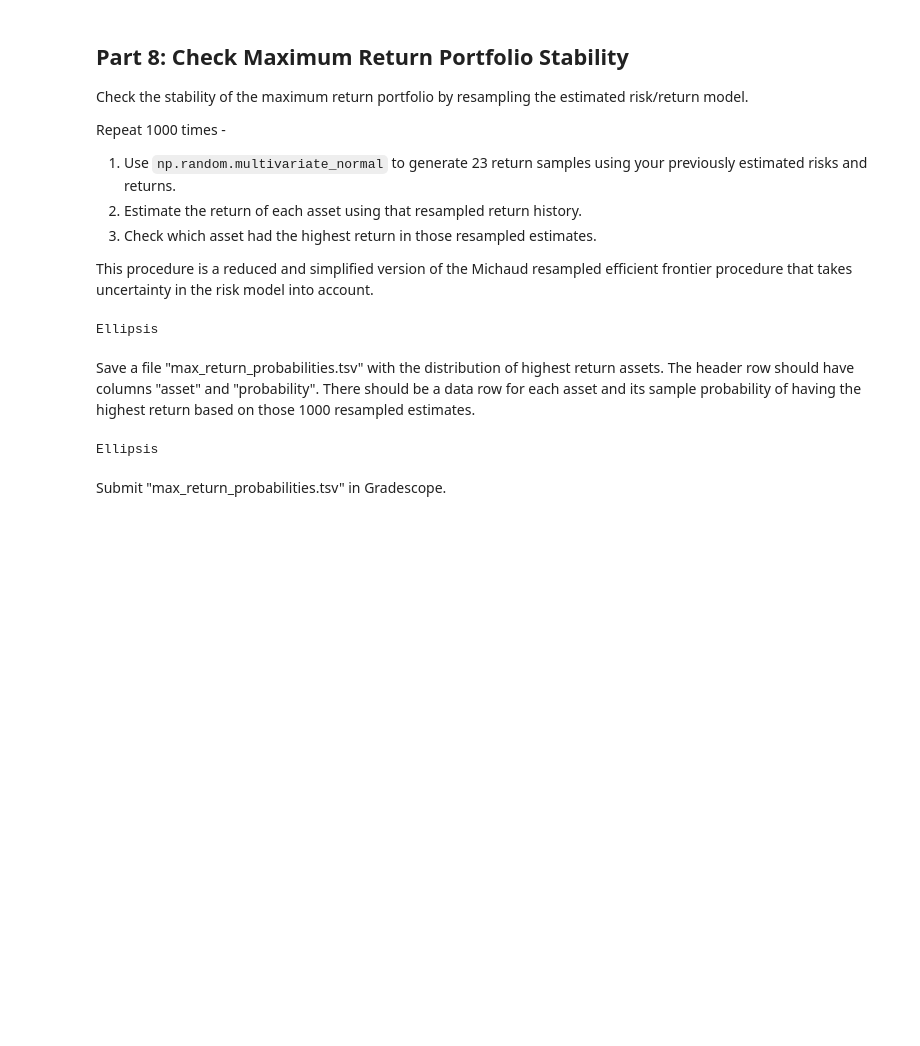
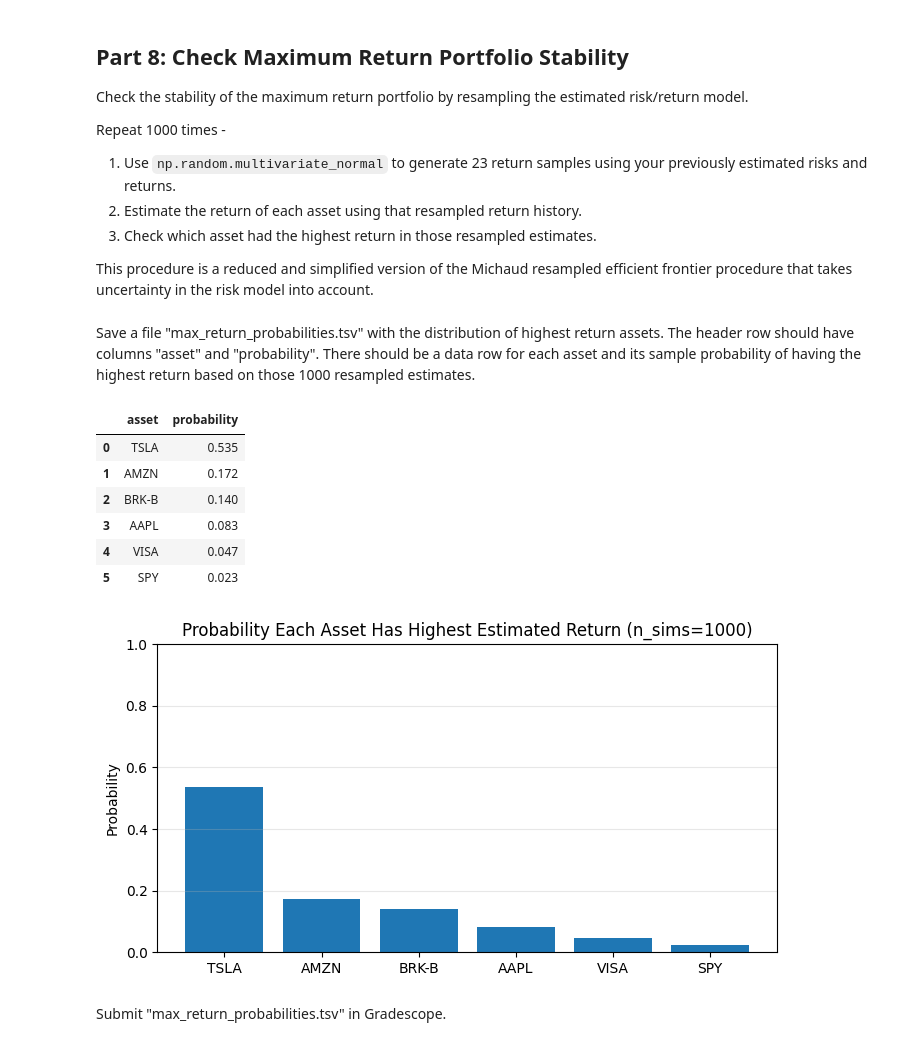
Before and after one commit to jtvon/dx704-project-01, a Jupyter notebook: project.ipynb, the cells around one changed output. Saved outputs shown, nothing was run; the diff lists cells and outputs as text; code cells hidden in the pictures; blank space fills up the shorter version.

```diff
--- a/project.ipynb
+++ b/project.ipynb
@@ -280,22 +278,59 @@ Repeat 1000 times -
 3. Check which asset had the highest return in those resampled estimates.
 
 This procedure is a reduced and simplified version of the Michaud resampled efficient frontier procedure that takes uncertainty in the risk model into account.
-# %%
-# YOUR CHANGES HERE
-
-...
-# %% [output]
-Ellipsis
+# %%
+# Create a simulation of the efficient frontier
+n_sims = 1000
+np.random.seed(42) # comment out for defferent results
+
+# Setup
+asset_names = list(estimated_returns.index)
+n_assets = len(asset_names)
+n_periods = historical_returns.shape[0]  # 23
+means = estimated_returns.to_numpy()
+cov = estimated_covariance.to_numpy()
+
+# Simulate and record which asset would be max-return each time
+winner_counts = np.zeros(n_assets, dtype=int)
+
+for _ in range(n_sims):
+    sample = np.random.multivariate_normal(mean=means, cov=cov, size=n_periods)  # shape: (23, n_assets)
+    sample_means = sample.mean(axis=0)  # estimated mean returns in this simulation
+    winner_idx = int(np.argmax(sample_means))  # max-return portfolio puts 100% in this asset
+    winner_counts[winner_idx] += 1
+
+max_return_prob = winner_counts / n_sims
 # %% [markdown]
 Save a file "max_return_probabilities.tsv" with the distribution of highest return assets.
 The header row should have columns "asset" and "probability".
 There should be a data row for each asset and its sample probability of having the highest return based on those 1000 resampled estimates.
-# %%
-# YOUR CHANGES HERE
-
-...
-# %% [output]
-Ellipsis
+# %%
+# Save probabilities of being the max-return asset
+max_return_df = (
+    pd.DataFrame({'asset': asset_names, 'probability': max_return_prob})
+      .sort_values('probability', ascending=False)
+      .reset_index(drop=True)
+)
+max_return_df.to_csv('submission/max_return_probabilities.tsv', sep='\t', index=False)
+display(max_return_df)
+
+# Optional: quick plot
+plt.figure(figsize=(8,4))
+plt.bar(max_return_df['asset'], max_return_df['probability'])
+plt.ylabel('Probability')
+plt.title('Probability Each Asset Has Highest Estimated Return (n_sims=1000)')
+plt.ylim(0, 1)
+plt.grid(axis='y', alpha=0.3)
+plt.show()
+# %% [output]
+|  | asset | probability |
+| 0 | TSLA | 0.535 |
+| 1 | AMZN | 0.172 |
+| 2 | BRK-B | 0.140 |
+| 3 | AAPL | 0.083 |
+| 4 | VISA | 0.047 |
+| 5 | SPY | 0.023 |
+[figure, added]
 # %% [markdown]
 Submit "max_return_probabilities.tsv" in Gradescope.
 # %% [markdown]
```
Also changed, not shown: parts of 5 cells of this notebook, 3 other files.
